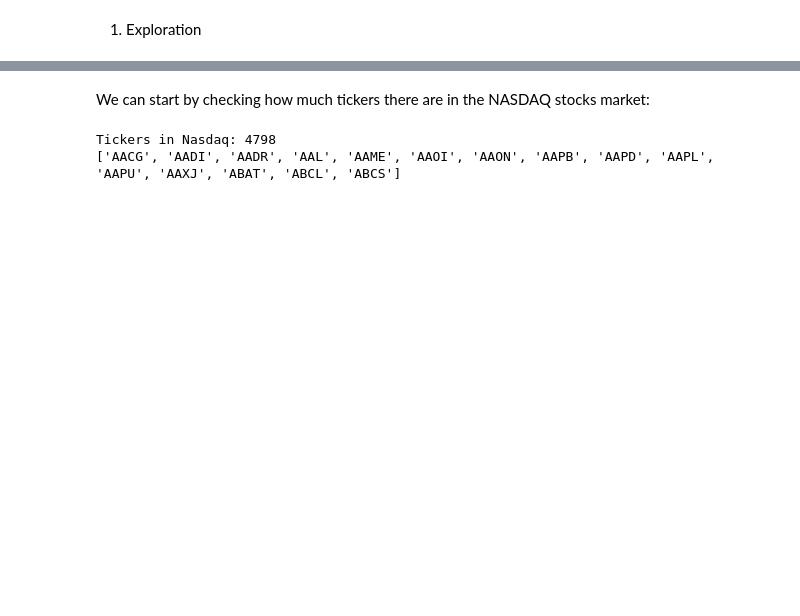
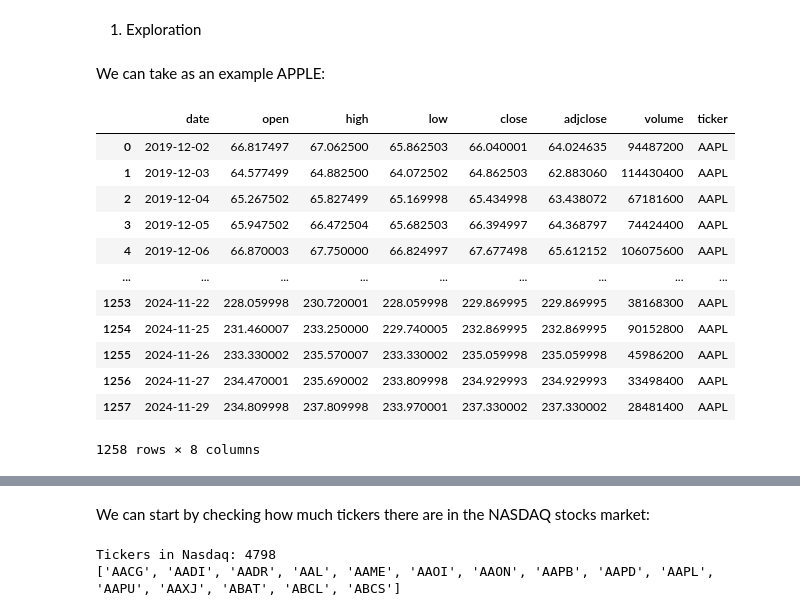
Before and after one commit to AugustinSamier/BigDataFrameworks, a Jupyter notebook: Project.ipynb, the cells around one changed output, grey strips where cells are left out. Cells and saved outputs as stored; diff of their text form; code cells hidden in the pictures; blank space fills up the shorter version.

```diff
--- a/Project.ipynb
+++ b/Project.ipynb
@@ -7,0 +10,19 @@ from yahoo_fin.stock_info import get_data
+# %% [markdown]
+We can take as an example APPLE:
+# %%
+nas_aapl= get_data("aapl", start_date="11/30/2019", end_date="11/30/2024", index_as_date = False, interval="1d") #différents interval (1m to 3months)
+nas_aapl
+# %% [output]
+|  | date | open | high | low | close | adjclose | volume | ticker |
+| 0 | 2019-12-02 | 66.817497 | 67.062500 | 65.862503 | 66.040001 | 64.024635 | 94487200 | AAPL |
+| 1 | 2019-12-03 | 64.577499 | 64.882500 | 64.072502 | 64.862503 | 62.883060 | 114430400 | AAPL |
+| 2 | 2019-12-04 | 65.267502 | 65.827499 | 65.169998 | 65.434998 | 63.438072 | 67181600 | AAPL |
+| 3 | 2019-12-05 | 65.947502 | 66.472504 | 65.682503 | 66.394997 | 64.368797 | 74424400 | AAPL |
+| 4 | 2019-12-06 | 66.870003 | 67.750000 | 66.824997 | 67.677498 | 65.612152 | 106075600 | AAPL |
+| ... | ... | ... | ... | ... | ... | ... | ... | ... |
+| 1253 | 2024-11-22 | 228.059998 | 230.720001 | 228.059998 | 229.869995 | 229.869995 | 38168300 | AAPL |
+| 1254 | 2024-11-25 | 231.460007 | 233.250000 | 229.740005 | 232.869995 | 232.869995 | 90152800 | AAPL |
+| 1255 | 2024-11-26 | 233.330002 | 235.570007 | 233.330002 | 235.059998 | 235.059998 | 45986200 | AAPL |
+| 1256 | 2024-11-27 | 234.470001 | 235.690002 | 233.809998 | 234.929993 | 234.929993 | 33498400 | AAPL |
+| 1257 | 2024-11-29 | 234.809998 | 237.809998 | 233.970001 | 237.330002 | 237.330002 | 28481400 | AAPL |
+1258 rows × 8 columns
```
Also changed, not shown: parts of 16 cells of this notebook.
